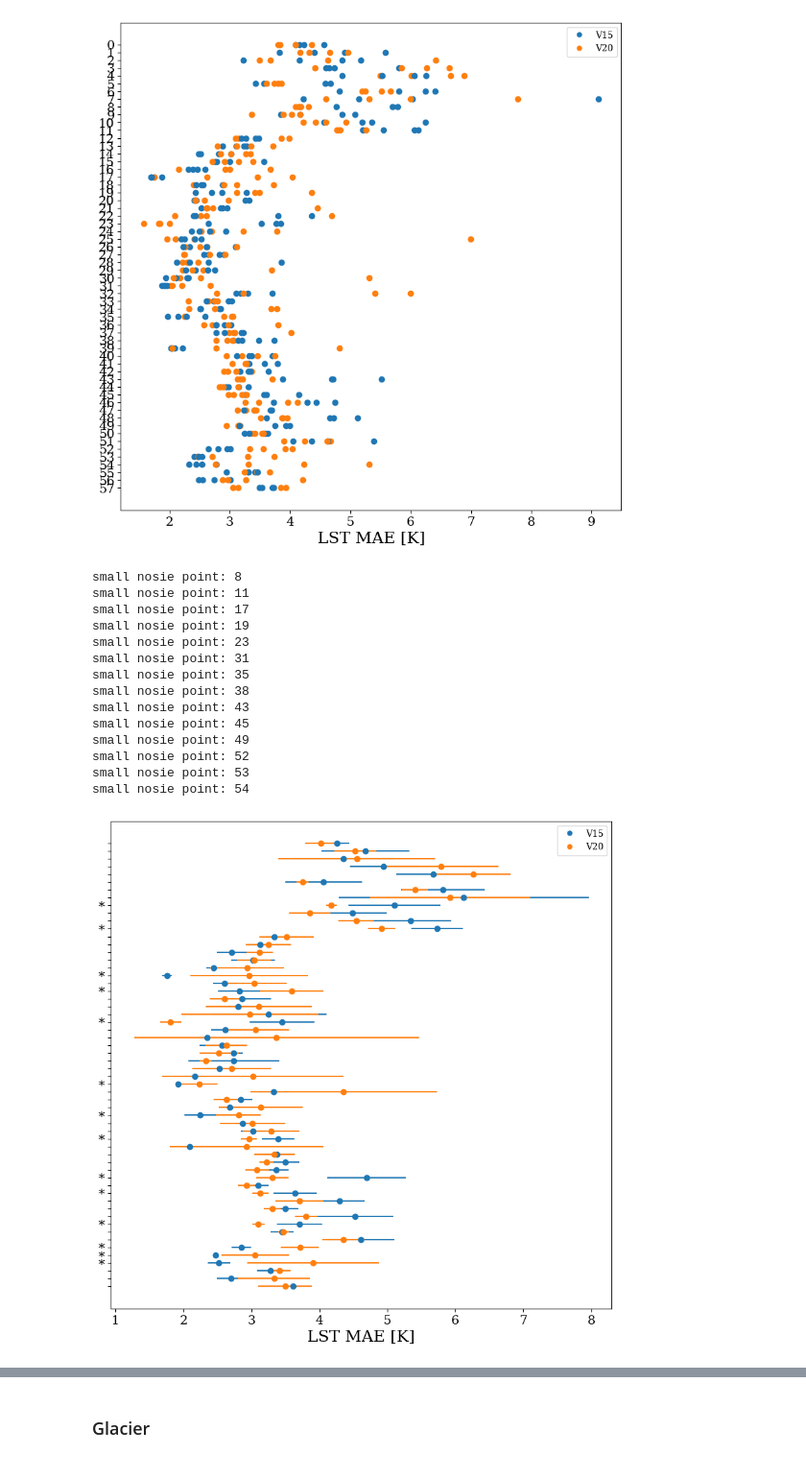
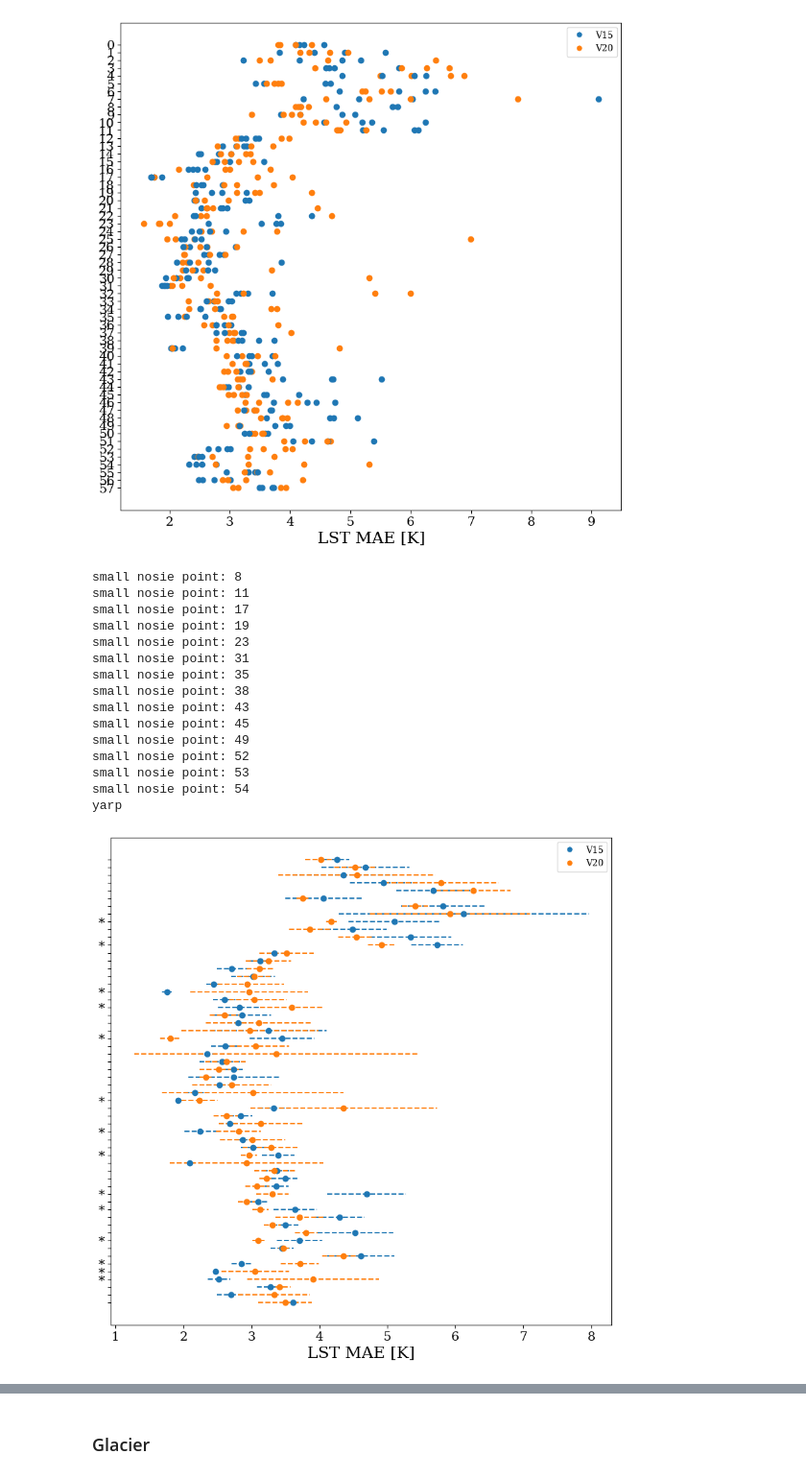
Before and after one commit to tomkimpson/ML4L, a Jupyter notebook: notebooks/revisions/noise_pipeline_clean.ipynb, the cells around one changed output, grey strips where cells are left out. Shown at 96% size. Saved outputs shown, nothing was run; the diff lists cells and outputs as text; code cells hidden in the pictures.

```diff
--- a/notebooks/revisions/noise_pipeline_clean.ipynb
+++ b/notebooks/revisions/noise_pipeline_clean.ipynb
@@ -358,7 +391,7 @@ def shift_plot_averaged(df1,df2,conditions,names,savefig=None):
 
 
     yticks = np.arange(len(conditions))
-
+    good_idx = []
 
 
     i = 0
@@ -381,16 +414,23 @@ def shift_plot_averaged(df1,df2,conditions,names,savefig=None):
 
         #print(i,df1_std/df1_mean,df2_std/df2_mean)
 
-        ax.errorbar(df1_mean,xi,c='C0',label='df1',xerr=df1_std,fmt="o")
-        ax.errorbar(df2_mean,xi,c='C1',label='df2',xerr=df2_std,fmt="o")
+        eb1 = ax.errorbar(df1_mean,xi,c='C0',label='df1',xerr=df1_std,fmt="o",ls='-.')
+        eb2 = ax.errorbar(df2_mean,xi,c='C1',label='df2',xerr=df2_std,fmt="o",ls='-.')
+
+
+        eb1[-1][0].set_linestyle('--') #eb1[-1][0] is the LineCollection objects of the errorbar lines
+        eb2[-1][0].set_linestyle('--') #eb1[-1][0] is the LineCollection objects of the errorbar lines
 
         tol = 0.1
+
         if (df1_mean +df1_std < df2_mean-df2_std) | (df2_mean +df2_std < df1_mean-df1_std):
             names[i] = "*"
             print("small nosie point:", i)
+            good_idx.extend([i])
         else:
             names[i] = ""
 
+        #print(good_idx)
 
         #for j in range(4):
            # ax.scatter(df1_averaged[j],xi,c='C0',label='df1')
@@ -429,6 +469,10 @@ def shift_plot_averaged(df1,df2,conditions,names,savefig=None):
         plt.savefig(f"images/{savefig}.png", bbox_inches="tight",dpi=300)
 
 
+    print("yarp")
+    return good_idx
+
+
 
 def dual_histogram_plot(df1,df2,labels,savefig=None):
 
@@ -452,6 +496,7 @@ def dual_histogram_plot(df1,df2,labels,savefig=None):
 
     ax.xaxis.set_tick_params(labelsize=fs-4)
     ax.yaxis.set_tick_params(labelsize=fs-4)
+    ax.set_yscale('log')
 
     if savefig is not None:
         plt.savefig(f"images/{savefig}.png", bbox_inches="tight",dpi=300)
@@ -635,6 +689,9 @@ def RobinsonPlot(df,z,vmin,vmax,cmap,markersize,savefig,ncircles):
         plt.savefig(savefig,bbox_inches='tight', pad_inches=0, dpi=300)
 # %%
 df_V15['delta'] = df_V20['mean_error'] - df_V15['mean_error']
+df_V15['deltaV20X'] = df_V20X['mean_error'] - df_V15['mean_error']
+df_V15['deltaV15X'] = df_V15X['mean_error'] - df_V15['mean_error']
+
 
 df_lake_v15    = df_V15.query(lake_condition)
 # %%
@@ -892,20 +975,21 @@ shift_plot(df_veg_v15,df_veg_v20,veg_conditions,veg_names,savefig=None)
 # %% [output]
 [figure]
 # %%
-shift_plot_averaged(df_veg_v15,df_veg_v20,veg_conditions,veg_names,savefig='veg_plot_noise')
+idxs = shift_plot_averaged(df_veg_v15,df_veg_v20,veg_conditions,veg_names,savefig='veg_plot_noise')
 # %% [output]
 small nosie point: 8
 small nosie point: 11
 small nosie point: 17
 small nosie point: 19
 small nosie point: 23
 small nosie point: 31
 small nosie point: 35
 small nosie point: 38
 small nosie point: 43
 small nosie point: 45
 small nosie point: 49
 small nosie point: 52
 small nosie point: 53
 small nosie point: 54
+yarp
-[figure, old version]
+[figure, new version]
```
Also changed, not shown: parts of 19 cells of this notebook, 10 other files.
